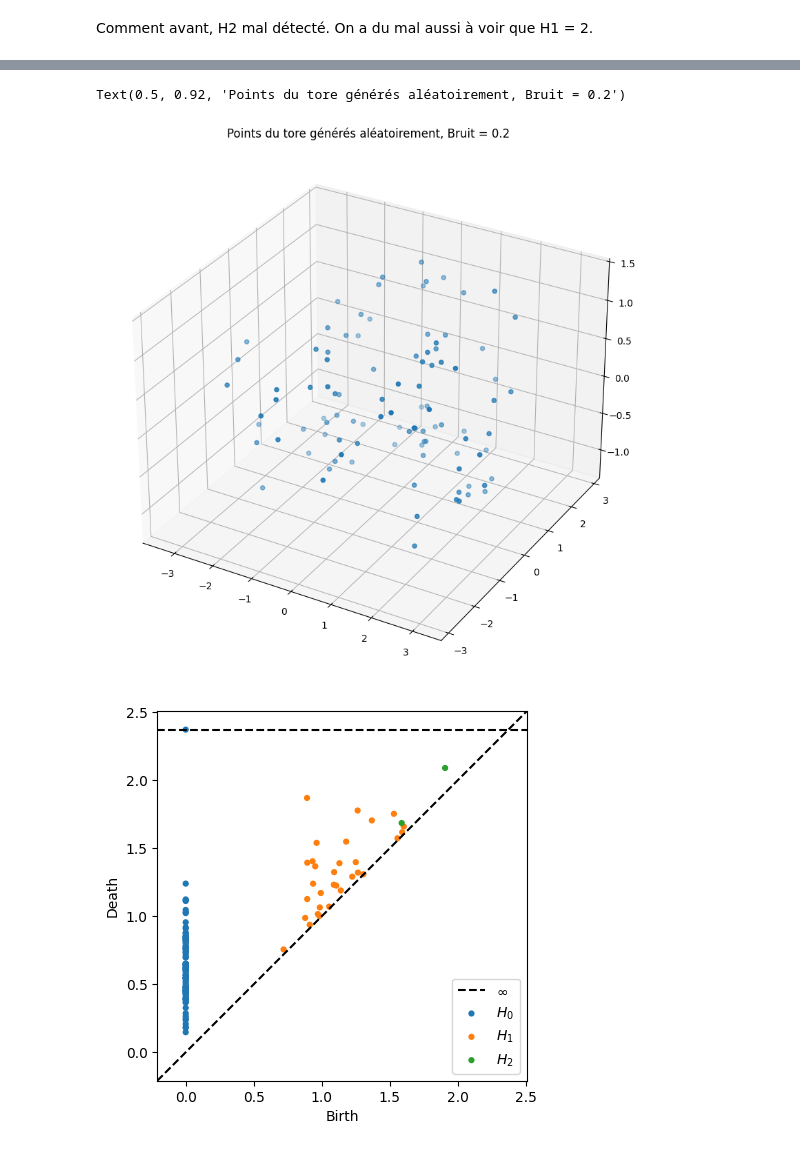
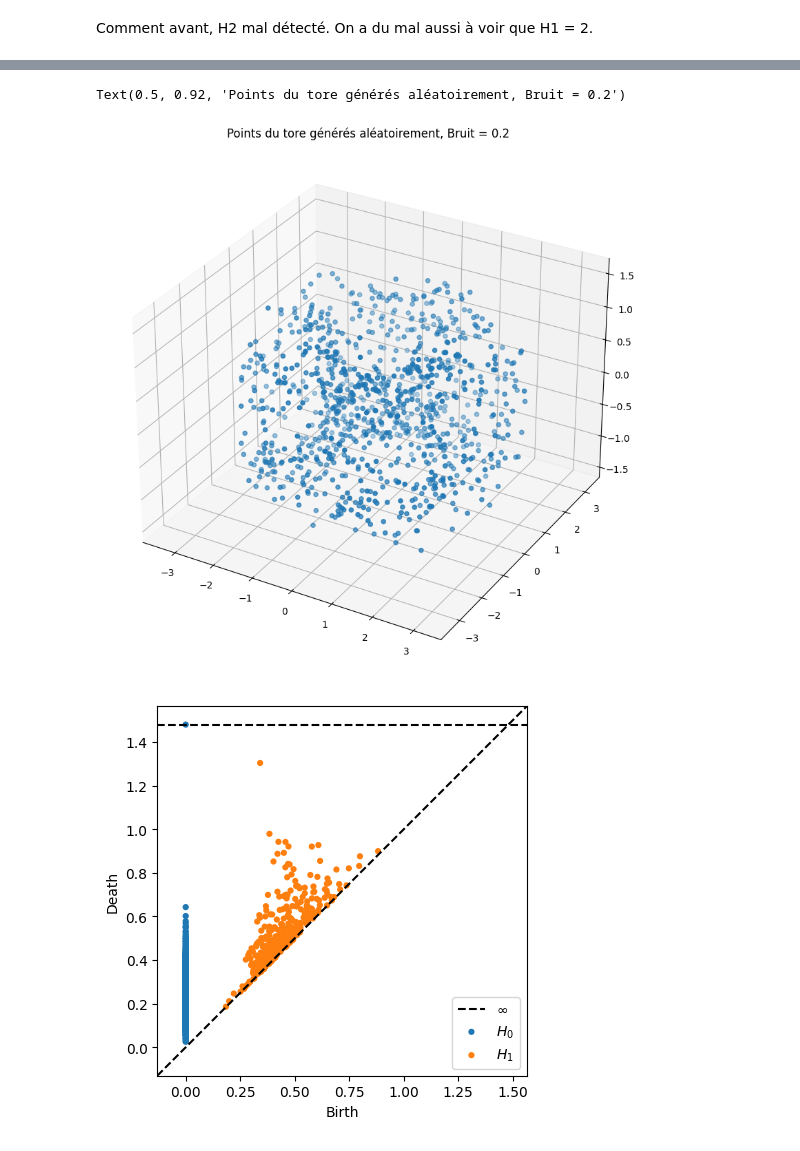
Before and after one commit to emmanuelakoun/Statapp, a Jupyter notebook: baptiste_code.ipynb, the cells around one changed output, grey strips where cells are left out. Drawn from its saved outputs; the diff is of its cells as text; code cells hidden in the pictures.

```diff
--- a/baptiste_code.ipynb
+++ b/baptiste_code.ipynb
@@ -122,21 +122,21 @@ ax = plot_landscape_simple(pla, depth_range = range(10))
 # %%
-data = tadasets.torus(n = 100, noise = 0.2)
+data = tadasets.torus(n = 1000, noise = 0.2)
 
 fig = plt.figure(figsize=(10, 10))
 ax = fig.add_subplot(1,1,1, projection='3d')
 ax.scatter(data[:,0], data[:, 1], data[:,2])
 ax.set_title("Points du tore générés aléatoirement, Bruit = 0.2")
 # %% [output]
 Text(0.5, 0.92, 'Points du tore générés aléatoirement, Bruit = 0.2')
-[figure, old version]
+[figure, new version]
 # %%
-dgm = ripser.ripser(data, maxdim = 2)['dgms']
+dgm = ripser.ripser(data, maxdim = 1)['dgms']
 persim.plot_diagrams(
     dgm,
     show=True
 )
 # %% [output]
-[figure, old version]
+[figure, new version]
 # %%
 pla = PersLandscapeApprox(dgms=dgm,hom_deg=1)
 ax = plot_landscape_simple(pla, depth_range = range(10))
```
Also changed, not shown: parts of 18 cells of this notebook.
